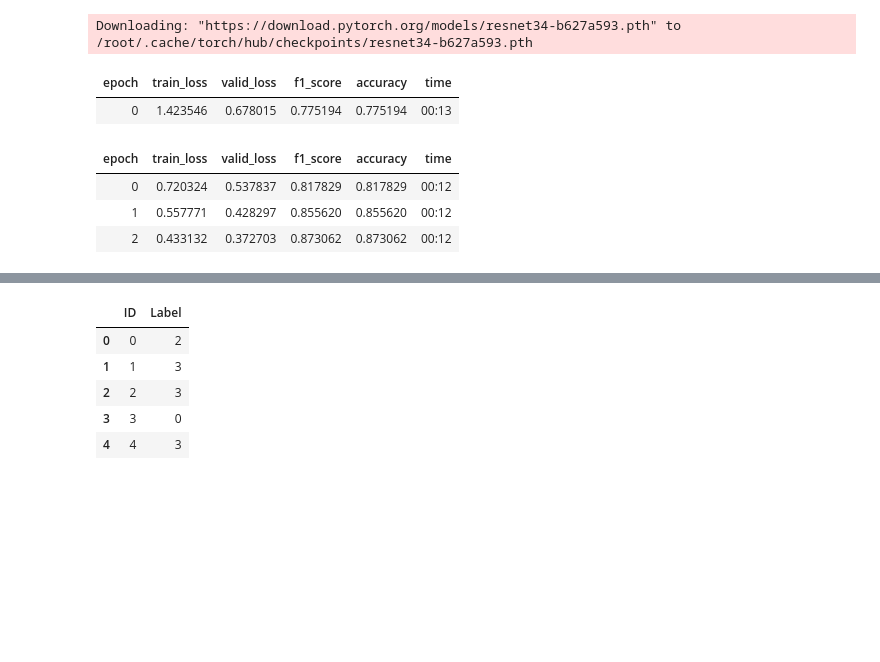
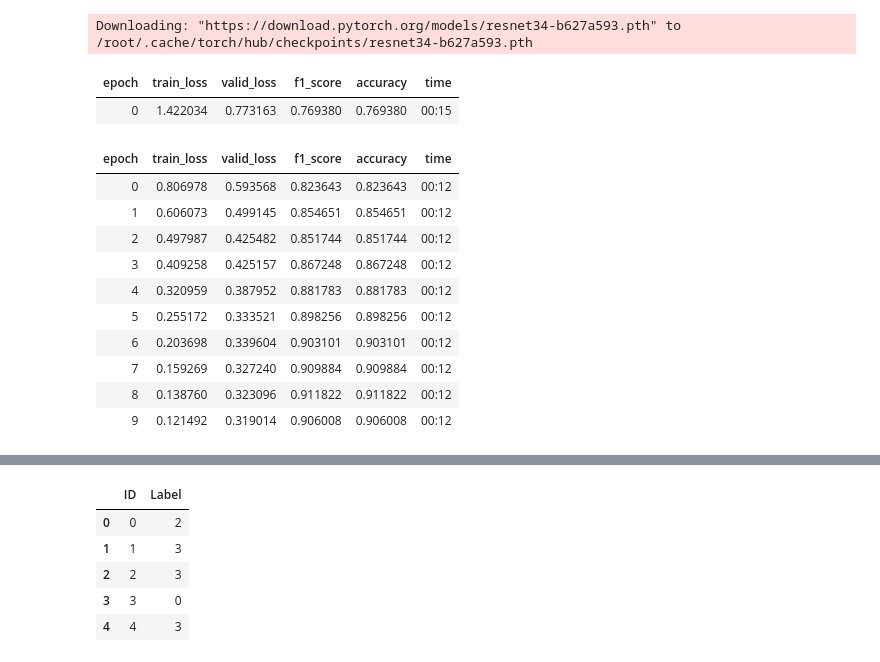
Before and after one commit to theshoaibshafique/Crop-Classification-Challenge, a Jupyter notebook: predictions-using-fast-ai-resnet.ipynb, the cells around one changed output, grey strips where cells are left out. Drawn from its saved outputs; the diff is of its cells as text; code cells hidden in the pictures; blank space fills up the shorter version.

```diff
--- a/predictions-using-fast-ai-resnet.ipynb
+++ b/predictions-using-fast-ai-resnet.ipynb
@@ -47,14 +40,21 @@ learn = vision_learner(dls,resnet34,metrics=[metric,accuracy])
 # %% [output]
 Downloading: "https://download.pytorch.org/models/resnet34-b627a593.pth" to /root/.cache/torch/hub/checkpoints/resnet34-b627a593.pth
 # %%
-learn.fine_tune(3)
+learn.fine_tune(10)
 # %% [output]
 | epoch | train_loss | valid_loss | f1_score | accuracy | time |
-| 0 | 1.423546 | 0.678015 | 0.775194 | 0.775194 | 00:13 |
+| 0 | 1.422034 | 0.773163 | 0.769380 | 0.769380 | 00:15 |
 | epoch | train_loss | valid_loss | f1_score | accuracy | time |
-| 0 | 0.720324 | 0.537837 | 0.817829 | 0.817829 | 00:12 |
-| 1 | 0.557771 | 0.428297 | 0.855620 | 0.855620 | 00:12 |
-| 2 | 0.433132 | 0.372703 | 0.873062 | 0.873062 | 00:12 |
+| 0 | 0.806978 | 0.593568 | 0.823643 | 0.823643 | 00:12 |
+| 1 | 0.606073 | 0.499145 | 0.854651 | 0.854651 | 00:12 |
+| 2 | 0.497987 | 0.425482 | 0.851744 | 0.851744 | 00:12 |
+| 3 | 0.409258 | 0.425157 | 0.867248 | 0.867248 | 00:12 |
+| 4 | 0.320959 | 0.387952 | 0.881783 | 0.881783 | 00:12 |
+| 5 | 0.255172 | 0.333521 | 0.898256 | 0.898256 | 00:12 |
+| 6 | 0.203698 | 0.339604 | 0.903101 | 0.903101 | 00:12 |
+| 7 | 0.159269 | 0.327240 | 0.909884 | 0.909884 | 00:12 |
+| 8 | 0.138760 | 0.323096 | 0.911822 | 0.911822 | 00:12 |
+| 9 | 0.121492 | 0.319014 | 0.906008 | 0.906008 | 00:12 |
 # %%
 test_files = get_image_files(test_path)
 test_files.sort(key=lambda p:int(p.stem))
```
Also changed, not shown: parts of 2 cells of this notebook.
